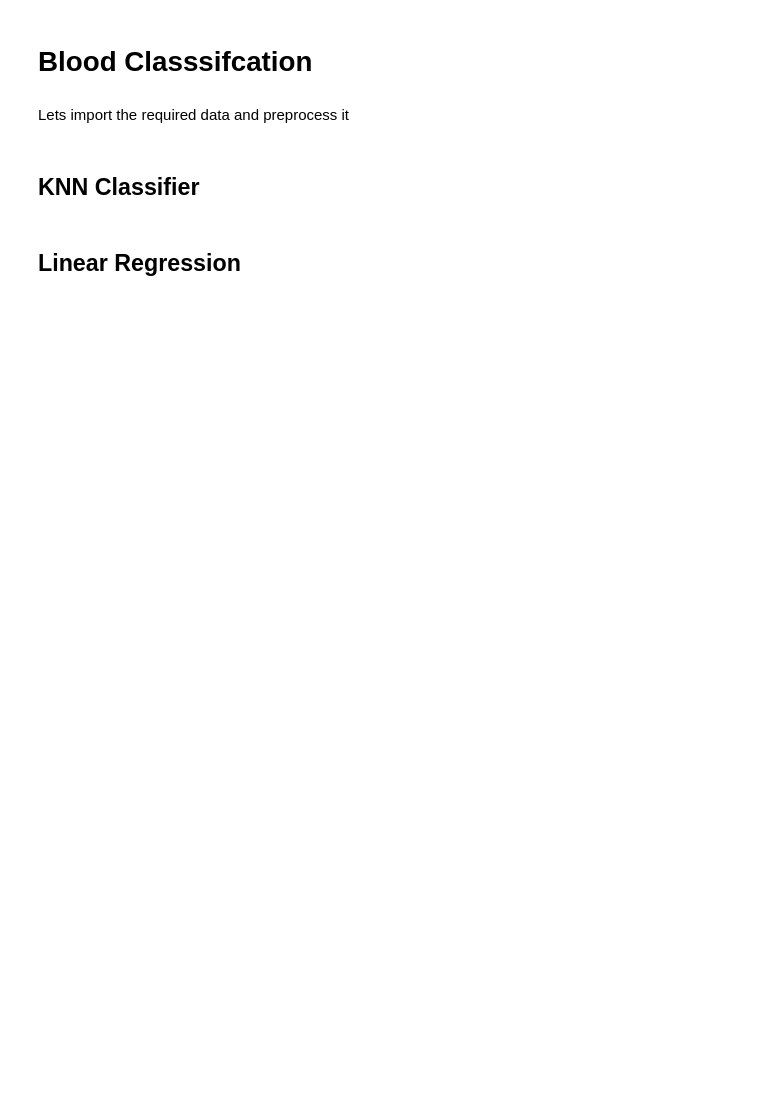
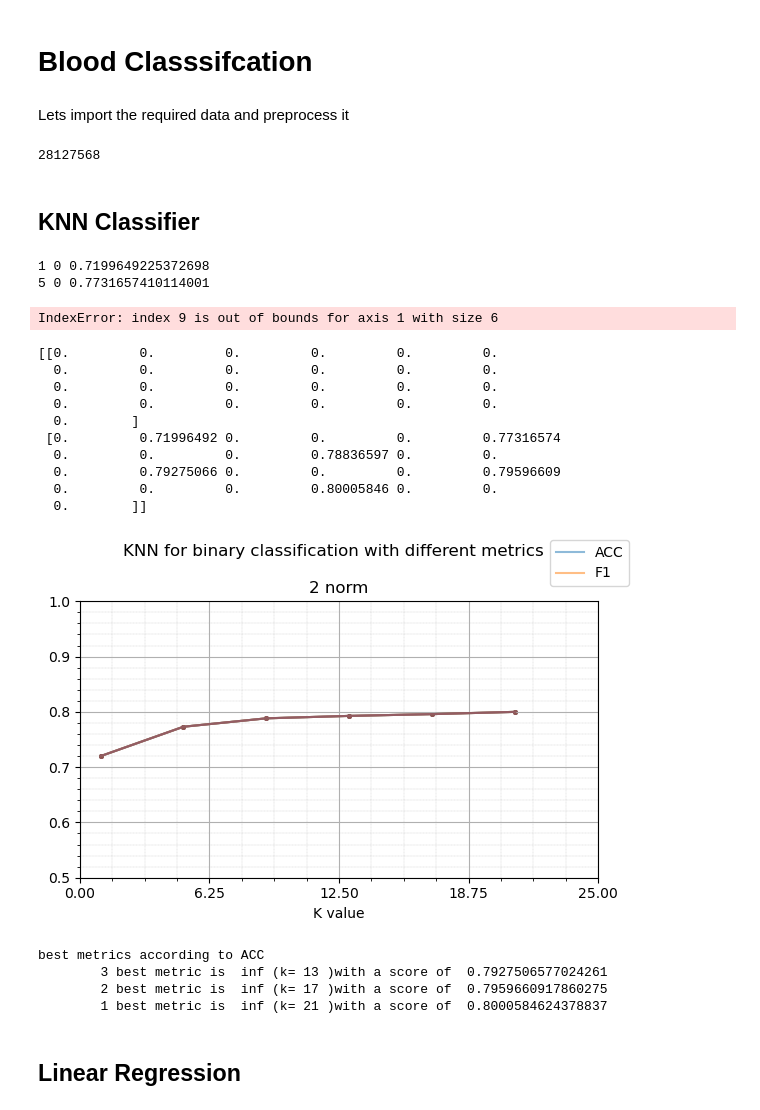
Before and after one commit to Sudhanshu-Sb2002/PRNN_final, a Jupyter notebook: Blood_calassification.ipynb, the cells around one changed output. Drawn from its saved outputs; the diff is of its cells as text; code cells hidden in the pictures; blank space fills up the shorter version.

```diff
--- a/Blood_calassification.ipynb
+++ b/Blood_calassification.ipynb
@@ -44,12 +51,12 @@ def one_hot_encoding(labels):
         one_hot_labels[i][labels[i]] = 1
     return one_hot_labels
 
-def plotter(x_graph, AUCscores, ACCscores, F1scores, title, xlabel,*,first=False):
+def plotter(x_graph, ACCscores, F1scores, title, xlabel,*,first=False):
 
-    plt.plot(x_graph, AUCscores,alpha=0.5)
+
     plt.plot(x_graph, ACCscores,alpha=0.5 )
     plt.plot(x_graph, F1scores,alpha=0.5)
-    plt.scatter(x_graph, AUCscores,s=6)
+
     plt.scatter(x_graph, ACCscores,s=6)
     plt.scatter(x_graph, F1scores,s=6)
 
@@ -62,4 +69,4 @@ def plotter(x_graph, AUCscores, ACCscores, F1scores, title, xlabel,*,first=False
     plt.minorticks_on()
 
     if first:
-        plt.figlegend(['AUC', 'ACC', 'F1'])
+        plt.figlegend([ 'ACC', 'F1'])
@@ -66,8 +233,11 @@ def plotter(x_graph, AUCscores, ACCscores, F1scores, title, xlabel,*,first=False
 # %%
 path="bloodmnist.npz"
 train_images, val_images, test_images, train_labels, val_labels, test_labels = load_input(path)
+print(train_images.size)
 best_methods_AUC=dict()
 best_methods_ACC=dict()
+# %% [output]
+28127568
 # %% [markdown]
 <h2> KNN Classifier </h2>
 # %%
@@ -100,57 +270,53 @@ def knn_naive(X_train, Y_train, X_test, *, k=5, metric=2):
 
     return Y_test_predicted
 # %%
-k_max=6
-no_of_tests=4
-x_graph = np.zeros((no_of_tests,k_max))
-AUCscores = np.zeros(x_graph.shape)
+k_max=25
+no_of_tests=2
+x_graph = np.zeros((no_of_tests,k_max//4))
+
 ACCscores = np.zeros(x_graph.shape)
 F1scores = np.zeros(x_graph.shape)
 
-for j in range(no_of_tests):
+for j in range(2,no_of_tests+1):
     metric=j
-    if j==0:
-        metric =-math.inf
-    elif j==no_of_tests-1:
-        metric = math.inf
-    for k in range(0, k_max):
+    for k in range(1,k_max,4):
         test_pred = knn_naive(train_images, train_labels, test_images, k=k, metric=metric)
-        x_graph[j,k] = k
-        F1scores[j,k] =metrics.f1_score(test_labels,test_pred,average='weighted')
-        ACCscores[j,k] =metrics.accuracy_score(test_labels,test_pred)
+        x_graph[j-1,k/4] = k
+        F1scores[j-1,k/4] =metrics.f1_score(test_labels,test_pred,average='weighted')
+        ACCscores[j-1,k/4] =metrics.accuracy_score(test_labels,test_pred)
+        print(k, j-1,metrics.accuracy_score(test_labels,test_pred))
         #AUCscores[j,k] =metrics.roc_auc_score(test_labels,test_pred,multi_class='ovr')
+# %% [output]
+1 0 0.7199649225372698
+5 0 0.7731657410114001
+IndexError: index 9 is out of bounds for axis 1 with size 6
 # %%
-mpl.rcParams['figure.dpi'] = 300
-for j in range(no_of_tests):
+mpl.rcParams['figure.dpi'] = 100
+for j in range(0,no_of_tests+1):
     metric=j
-    if j==0:
-        metric =-math.inf
-    elif j==no_of_tests-1:
-        metric = math.inf
-    plt.subplot(2,2,j+1)
-    plotter(x_graph[j],AUCscores[j],ACCscores[j],F1scores[j],str(metric)+" norm","K value",first=(j==0))
+    plt.subplot(2,1,j+1)
+    plotter(x_graph[j],ACCscores[j],F1scores[j],str(metric)+" norm","K value",first=(j==0))
     plt.xticks(np.linspace(0, k_max, 5))
 
 plt.suptitle("KNN for binary classification with different metrics")
 plt.tight_layout()
 
 #plt.figlegend(['AUC', 'ACC', 'F1'])
 
 plt.show()
+# %% [output]
+[[0.         0.         0.         0.         0.         0.
+  0.         0.         0.         0.         0.         0.
+  0.         0.         0.         0.         0.         0.
+  0.         0.         0.         0.         0.         0.
+  0.        ]
+ [0.         0.71996492 0.         0.         0.         0.77316574
+  0.         0.         0.         0.78836597 0.         0.
+  0.         0.79275066 0.         0.         0.         0.79596609
+  0.         0.         0.         0.80005846 0.         0.
+  0.        ]]
+[figure, added]
 # %%
-count=0
-print("best metrics according to AUC")
-for i in np.argsort(AUCscores,axis=None,)[-3:]:
-    best_metric,best_k =int( i//k_max), int(i%k_max    )
-    best_score = AUCscores[int(best_metric)][int(best_k)]
-    if best_metric==0:
-        best_metric =-math.inf
-    elif best_metric==no_of_tests-1:
-        best_metric = math.inf
-    print('\t'+str(3-count)+" best metric is ", best_metric,"(k=",best_k,")with a score of ",best_score)
-    if 3-count==1:
-        best_methods_AUC["KNN" + "(metric=" + str(best_metric) + ", k=" + str(best_k)]=best_score
-    count+=1
 print("best metrics according to ACC")
 count=0
 for i in np.argsort(ACCscores,axis=None,)[-3:]:
@@ -165,6 +331,11 @@ for i in np.argsort(ACCscores,axis=None,)[-3:]:
         best_methods_AUC["KNN" + "(metric=" + str(best_metric) + ", k=" + str(best_k)]=best_score
     count+=1
 %reset_selective -f AUCscores ACCscores F1scores x_graph k_max no_of_tests metric j k test_pred best_metric best_k best_score
+# %% [output]
+best metrics according to ACC
+        3 best metric is  inf (k= 13 )with a score of  0.7927506577024261
+        2 best metric is  inf (k= 17 )with a score of  0.7959660917860275
+        1 best metric is  inf (k= 21 )with a score of  0.8000584624378837
 # %% [markdown]
 <h2>Linear Regression </h2>
 # %%
```
Also changed, not shown: parts of 11 cells of this notebook, 5 other files.
